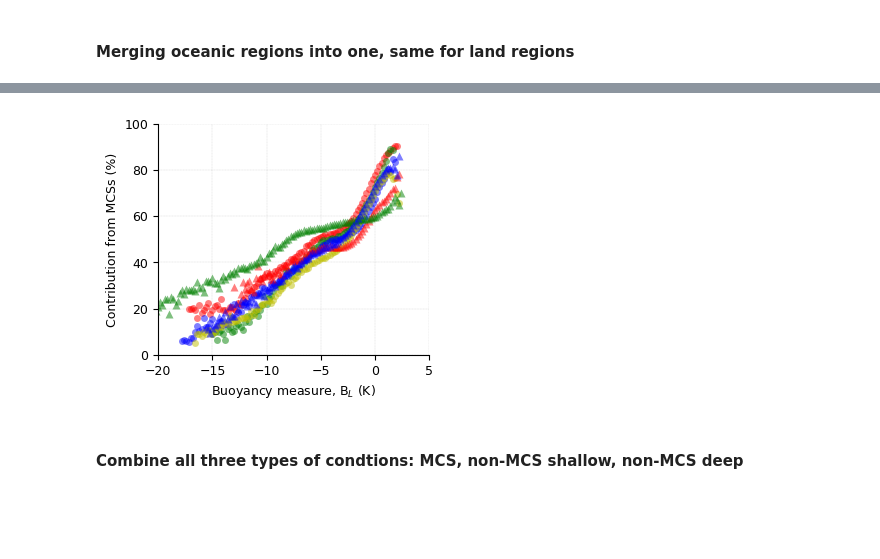
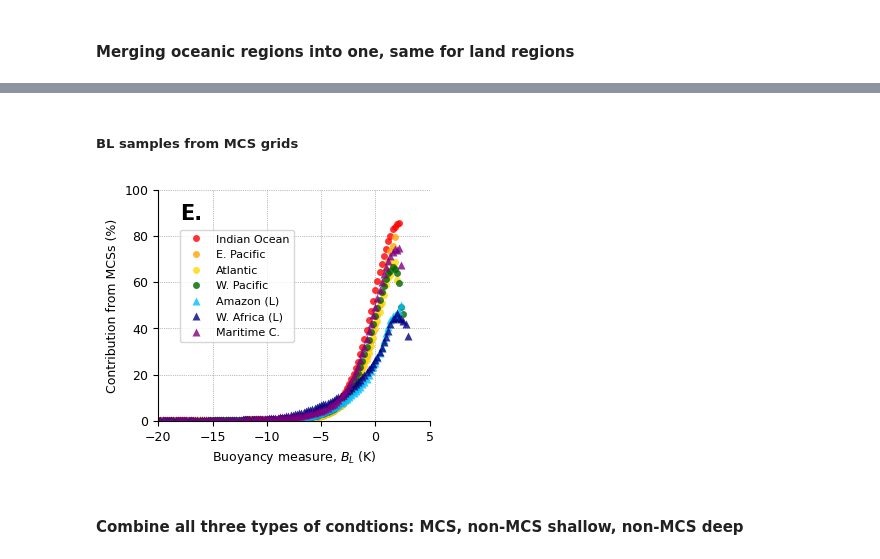
Before and after one commit to weiming9115/MCS_buoyancy_FLEXTRKR, a Jupyter notebook: notebooks_new/Fig1_combination_buoystats.ipynb, the cells around one changed output, grey strips where cells are left out. Drawn from its saved outputs; the diff is of its cells as text; code cells hidden in the pictures; blank space fills up the shorter version.

```diff
--- a/notebooks_new/Fig1_combination_buoystats.ipynb
+++ b/notebooks_new/Fig1_combination_buoystats.ipynb
@@ -542,10 +422,12 @@ plt.show()
+# %% [markdown]
+##### BL samples from MCS grids
 # %%
 ### get B-P data of all grids ####
 out_dir = Path('/scratch/wmtsai/temp_mcs/output_stats/buoy_precip_1D_multiregions')
-for n,year in enumerate(np.arange(2011,2015)):
+for n,year in enumerate(np.arange(2002,2012)):
 
-    data_nonmcs = xr.open_dataset(out_dir / 'buoy_precipitation_multiregions.nonMCS.Tb241.{}.nc'.format(year))
-    data_mcs = xr.open_dataset(out_dir / 'buoy_precipitation_multiregions.MCS.Tb241.{}.nc'.format(year))
+    data_nonmcs = xr.open_dataset(out_dir / 'buoy_precipitation_multiregions.nonMCSgrids.{}.nc'.format(year))
+    data_mcs = xr.open_dataset(out_dir / 'buoy_precipitation_multiregions.MCSgrids.{}.nc'.format(year))
     # for all grids (using a subsat)
     if n == 0:
         samples_nonmcs = data_nonmcs.samples
@@ -553,52 +435,54 @@ for n,year in enumerate(np.arange(2011,2015)):
         samples_mcs = data_mcs.samples
         prec_sum_mcs = data_mcs.prec_gpm_sum
     else:
-        tmp = data_nonmcs.samples
-        tmp2 = data_nonmcs.prec_gpm_sum
-        samples_nonmcs += tmp
-        prec_sum_nonmcs += tmp2
 
         tmp3 = data_mcs.samples
         tmp4 = data_mcs.prec_gpm_sum
         samples_mcs += tmp3
         prec_sum_mcs += tmp4
+
+        tmp = data_nonmcs.samples
+        tmp2 = data_nonmcs.prec_gpm_sum
+        samples_nonmcs += tmp
+        prec_sum_nonmcs += tmp2
 # %%
 ### 1. buoyancy-precip 1-D: all grids, MCS grids, non-MCS grids
 fraction_mcs = samples_mcs/(samples_mcs + samples_nonmcs)
-fraction_mcs = fraction_mcs.where(samples_mcs+samples_nonmcs >200)
+fraction_mcs = fraction_mcs.where(samples_mcs + samples_nonmcs >200)
 
 # ###### plotting #######
 fig,ax = plt.subplots(1,1,figsize=(3.5,3))
 
-for reg,color in zip(['IND','EPC','ATL','WPC'], ['r','g','b','y']):
+for reg,color in zip(['IND','EPC','ATL','WPC'], ['r','orange','gold','darkgreen']):
 
     ax.plot(fraction_mcs.BL_bins, 100*fraction_mcs.sel(region=reg), 'o', color=color, markeredgecolor='none', ls='None', ms=5,
-        alpha=0.5, label=reg)
+        alpha=0.8, label=reg)
 
-for reg,color in zip(['AMZ','WAF','MC'], ['r','g','b']):
+for reg,color in zip(['AMZ','WAF','MC'], ['deepskyblue','navy','purple']):
 
     ax.plot(fraction_mcs.BL_bins, 100*fraction_mcs.sel(region=reg), '^', color=color, markeredgecolor='none', ls='None', ms=6,
-        alpha=0.5, label=reg)
+        alpha=0.8, label=reg)
 
 ax.set_ylabel('Contribution from MCSs (%)',fontsize=9)
-ax.set_xlabel('Buoyancy measure, B$_{L}$ (K)',fontsize=9)
+ax.set_xlabel('Buoyancy measure, $B_{L}$ (K)',fontsize=9)
 ax.tick_params(labelsize=9)
 ax.set_ylim([0,100])
 ax.set_xlim([-20,5])
 ax.grid(lw=0.2,ls=':',color='grey')
-#ax.legend(['Indian Ocean','E. Pacific', 'Atlantic','W. Pacific', 'Amazon (L)', 'W. Africa (L)', 'Maritime C.'],
-#           bbox_to_anchor=(0.02, 0.35, 0.5, 0.5),fontsize=8, frameon=True)
+ax.legend(['Indian Ocean','E. Pacific', 'Atlantic','W. Pacific', 'Amazon (L)', 'W. Africa (L)', 'Maritime C.'],
+          bbox_to_anchor=(0.02, 0.35, 0.5, 0.5),fontsize=8, frameon=True)
 
-#ax.text(x=-18, y=87, s='E.', fontsize=15, fontweight='bold',
-#        bbox=dict(facecolor='w', alpha=0.7, edgecolor='none', pad=2.5, lw=0.5))
+ax.text(x=-18, y=87, s='E.', fontsize=15, fontweight='bold',
+       bbox=dict(facecolor='w', alpha=0.7, edgecolor='none', pad=2.5, lw=0.5))
 ax.spines[['right', 'top']].set_visible(False)
+ax.grid(lw=0.5, ls=':')
 
 plt.show()
 
-fig.savefig('/scratch/wmtsai/temp_mcs/fig/Fig1_MCSBLcontribution.new.png', dpi=600,
-       bbox_inches='tight', transparent=False)
+fig.savefig('/scratch/wmtsai/temp_mcs/fig/Fig1_MCSBLcontribution.renew.png', dpi=600,
+      bbox_inches='tight', transparent=False)
 # %% [output]
-[figure, old version]
+[figure, new version]
 # %% [markdown]
 #### Combine all three types of condtions: MCS, non-MCS shallow, non-MCS deep
 # %%
```
Also changed, not shown: parts of 11 cells of this notebook, 2 other files.
